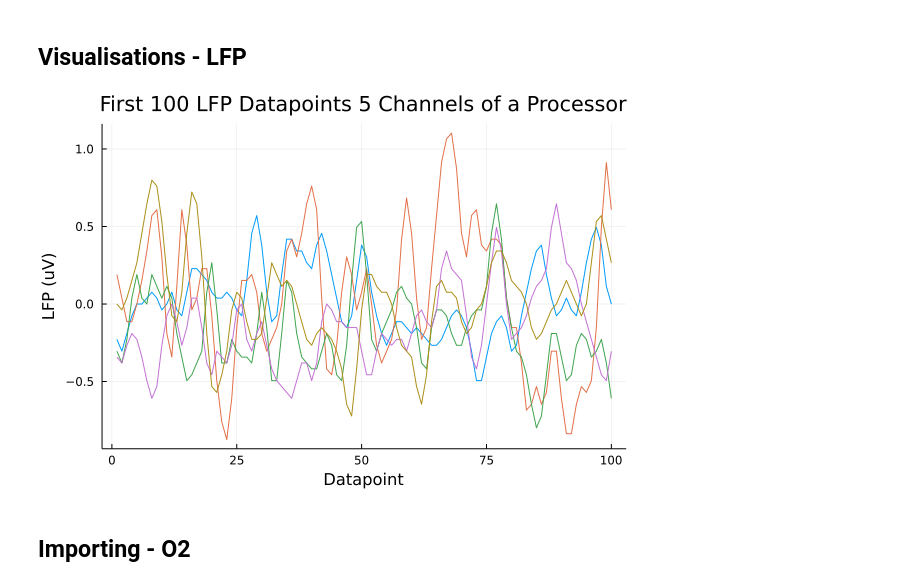
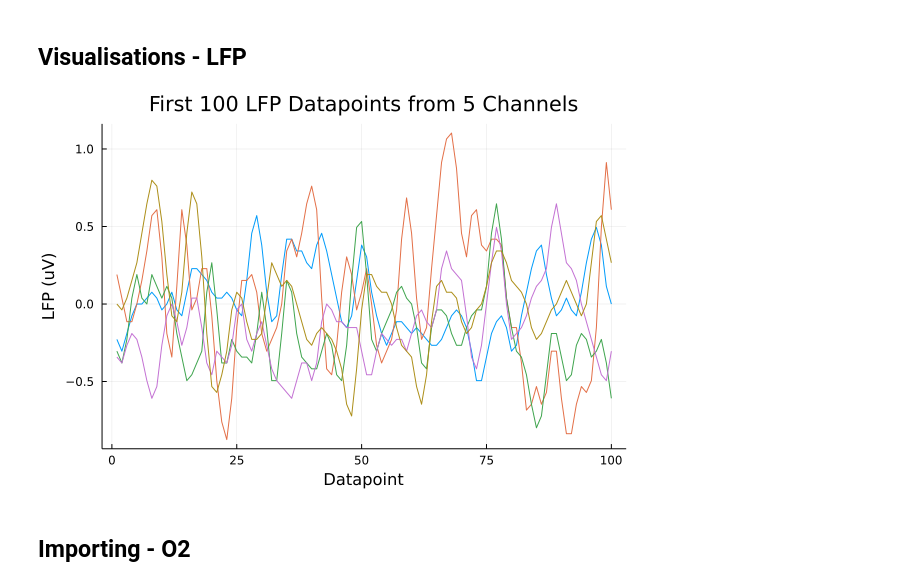
Before and after one commit to alexelwood14/O2-LFP-modelling, a Jupyter notebook: src/visualisations.ipynb, the cells around one changed output. Cells and saved outputs as stored; diff of their text form; code cells hidden in the pictures.

Commit message:
Cleaned up plots

```diff
--- a/src/visualisations.ipynb
+++ b/src/visualisations.ipynb
@@ -47,13 +47,13 @@ end
 # %%
 plot(lfp_data[1,1:100], legend=false)
 for i in 2:5
     plot!(lfp_data[i,1:100], legend=false)
 end
-title!("First 100 LFP Datapoints 5 Channels of a Processor")
+title!("First 100 LFP Datapoints from 5 Channels")
 xlabel!("Datapoint")
 ylabel!("LFP (uV)")
 # %% [output]
-[figure, old version]
+[figure, new version]
 # %% [markdown]
 ## Importing - O2
 # %%
```
Also changed, not shown: parts of 2 cells of this notebook.
